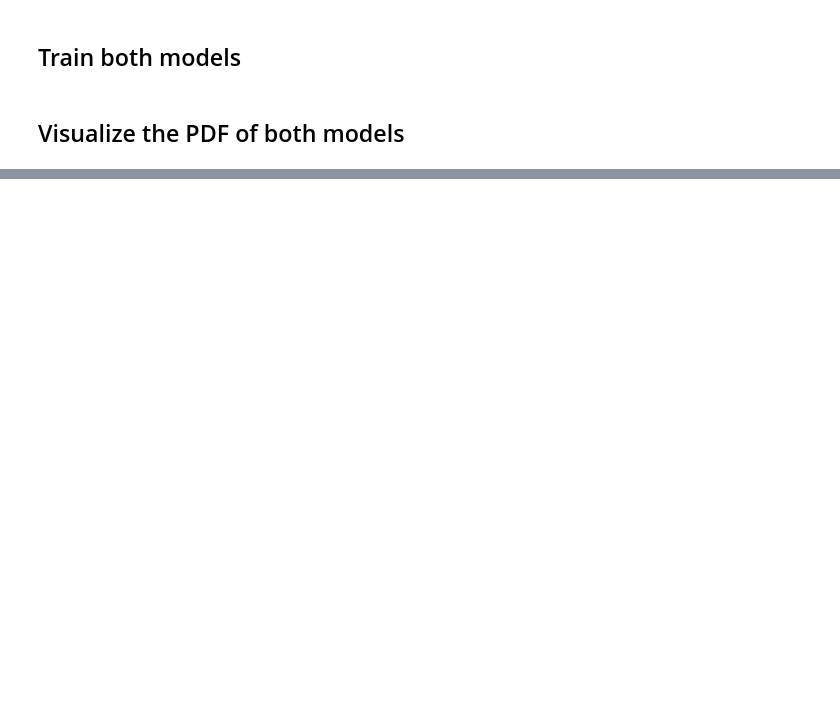
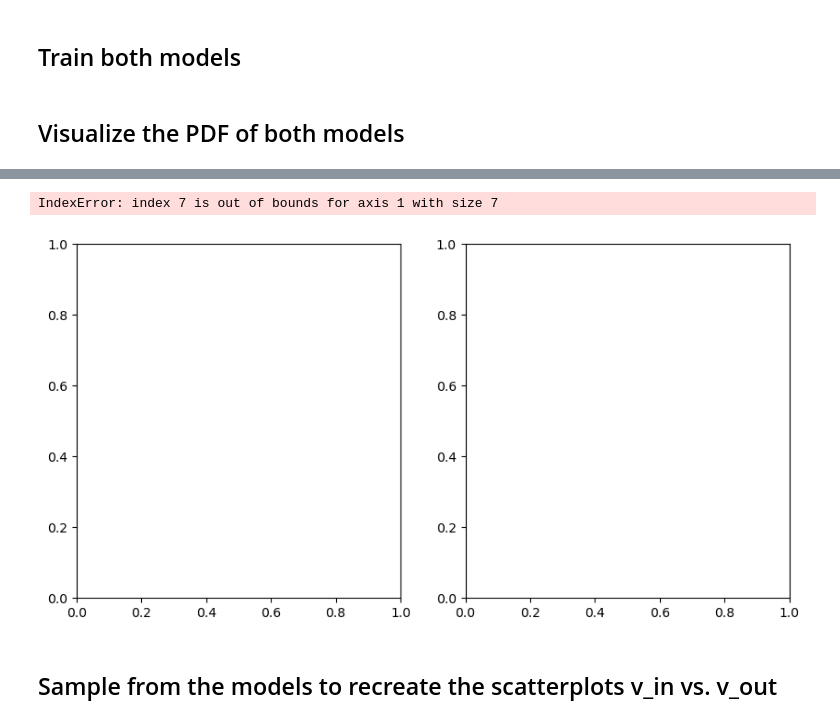
Before and after one commit to QuintenTijn/4AI000_Heat_and_flow, a Jupyter notebook: Materials_for_ML_assigment_2025/Bayesian_testing_notebook.ipynb, the cells around one changed output, grey strips where cells are left out. Cells and saved outputs as stored; diff of their text form; code cells hidden in the pictures; blank space fills up the shorter version.

```diff
--- a/Materials_for_ML_assigment_2025/Bayesian_testing_notebook.ipynb
+++ b/Materials_for_ML_assigment_2025/Bayesian_testing_notebook.ipynb
@@ -340,0 +375,16 @@ plt.show()
+# %%
+# Plot the accommodation coefficients
+fig, ax = plt.subplots(1, 2, figsize=(10, 5))
+
+# Convert lists to arrays
+AC_diff_array_gmm = np.array(AC_diff_list_gmm)
+AC_diff_array_bayesian = np.array(AC_diff_list_bayesian)
+
+# Plot the accommodation coefficients for GMM
+ax[0].plot(range(100, 1000, 100), AC_diff_array_gmm[:, 6], c='red', label='GMM AC diff')
+ax[1].plot(range(100, 1000, 100), AC_diff_array_bayesian[:, 6], c='green', label='Bayesian GMM AC diff')
+# %% [output]
+IndexError: index 7 is out of bounds for axis 1 with size 7
+[figure, added]
+# %% [markdown]
+## Sample from the models to recreate the scatterplots v_in vs. v_out
```
Also changed, not shown: parts of 9 cells of this notebook, 1 other file.
